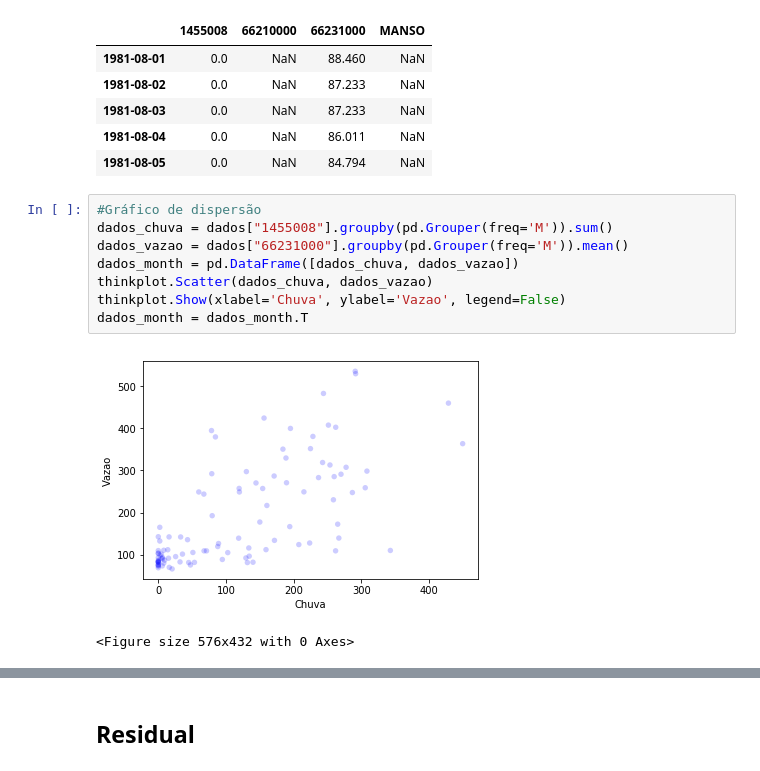
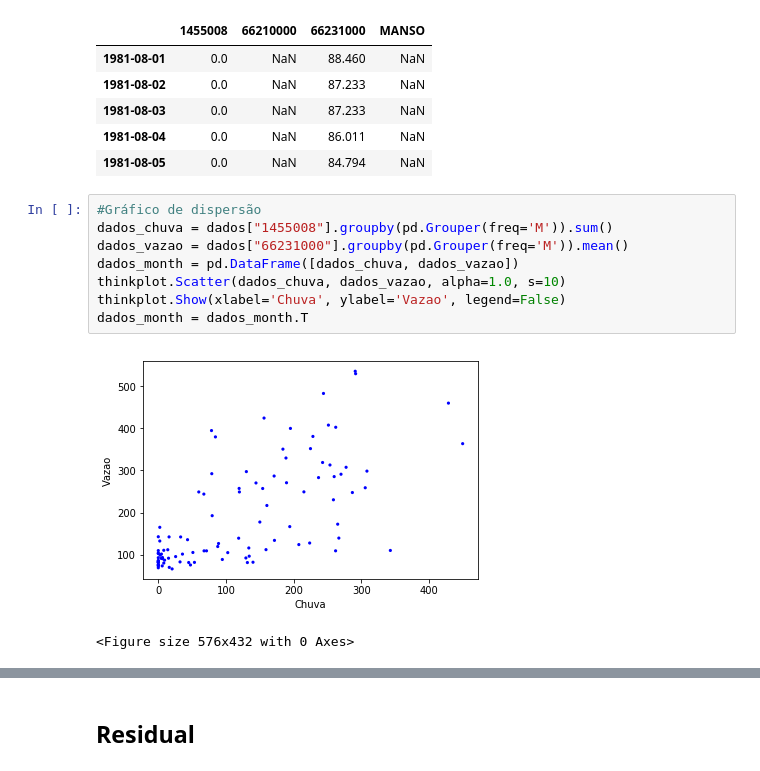
Before and after one commit to clebsonpy/ThinkStats2, a Jupyter notebook: code/Estatística/Cap10_Clebson.ipynb, the cells around one changed output, grey strips where cells are left out. Saved outputs shown, nothing was run; the diff lists cells and outputs as text.

```diff
--- a/code/Estatística/Cap10_Clebson.ipynb
+++ b/code/Estatística/Cap10_Clebson.ipynb
@@ -67,13 +67,13 @@ dados.head()
 # %%
 #Gráfico de dispersão
 dados_chuva = dados["1455008"].groupby(pd.Grouper(freq='M')).sum()
 dados_vazao = dados["66231000"].groupby(pd.Grouper(freq='M')).mean()
 dados_month = pd.DataFrame([dados_chuva, dados_vazao])
-thinkplot.Scatter(dados_chuva, dados_vazao)
+thinkplot.Scatter(dados_chuva, dados_vazao, alpha=1.0, s=10)
 thinkplot.Show(xlabel='Chuva', ylabel='Vazao', legend=False)
 dados_month = dados_month.T
 # %% [output]
-[figure, old version]
+[figure, new version]
 <Figure size 576x432 with 0 Axes>
 # %%
 inter, slope = thinkstats2.LeastSquares(dados_chuva.values, dados_vazao.values)
```
Also changed, not shown: parts of 4 cells of this notebook, 3 other files.
